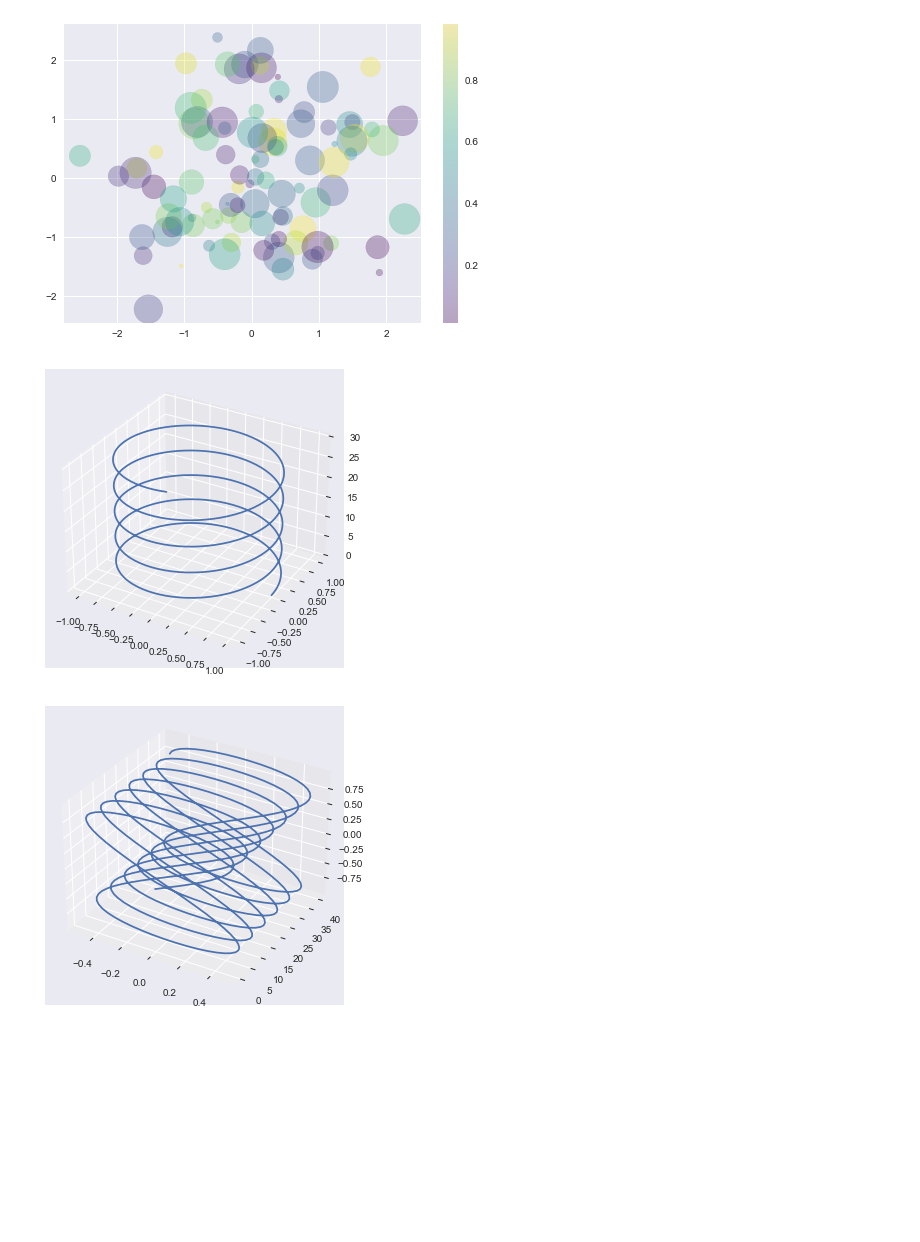
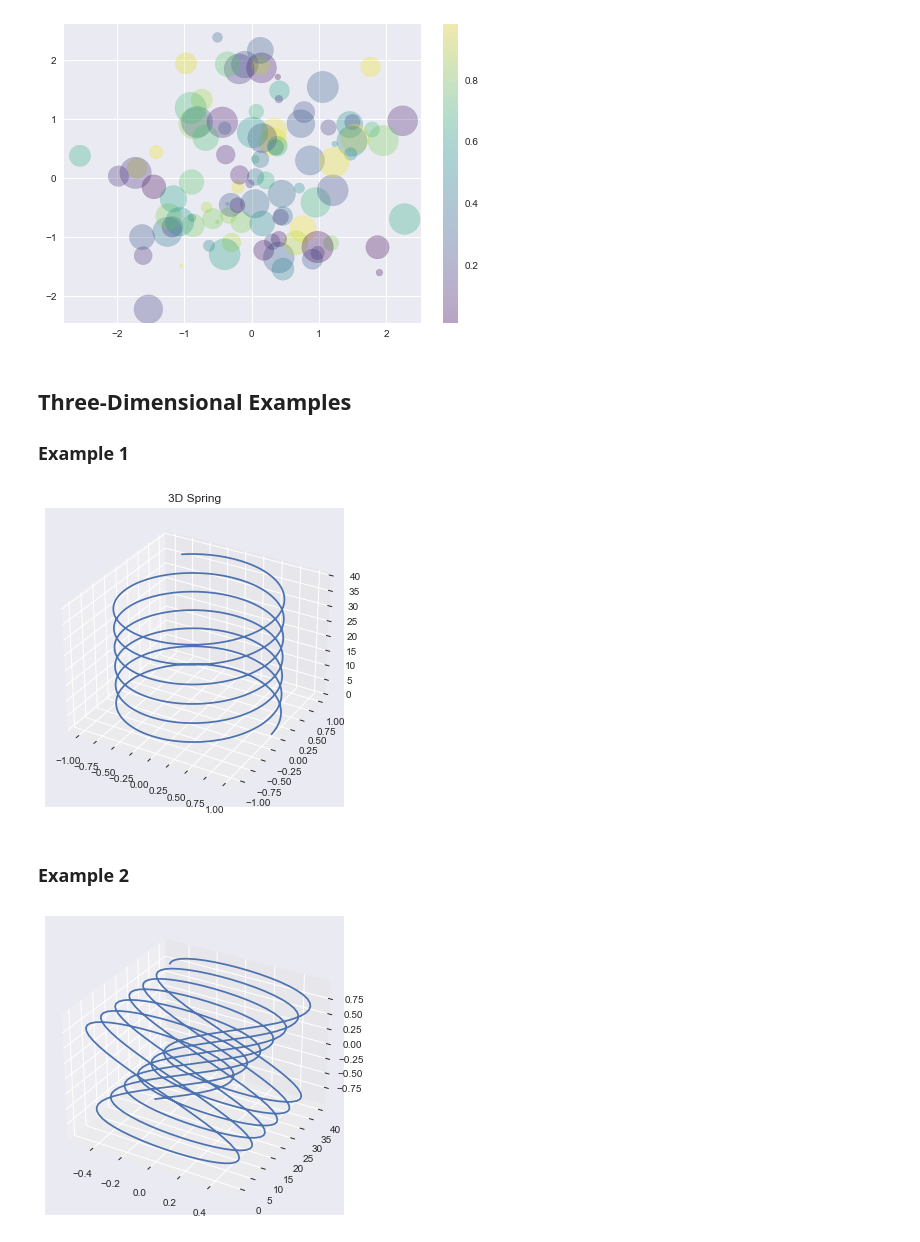
Before and after one commit to Moaaz-Mahmoud/Library-Demos, a Jupyter notebook: matplotlib_demo.ipynb, the cells around one changed output. Drawn from its saved outputs; the diff is of its cells as text; code cells hidden in the pictures; blank space fills up the shorter version.

Commit message:
Added markdown clarification and  more plots

```diff
--- a/matplotlib_demo.ipynb
+++ b/matplotlib_demo.ipynb
@@ -65,16 +75,22 @@ cmap='viridis')
 plt.colorbar(); # show color scale
 # %% [output]
 [figure]
+# %% [markdown]
+## Three-Dimensional Examples
+### Example 1
 # %%
 figure = plt.figure()
 ax = plt.axes(projection='3d')
-z = np.linspace(0, 30, 700)
+plt.title('3D Spring')
+z = np.linspace(0, 40, 800)
 y = np.sin(z)
 x = np.cos(z)
 ax.plot3D(x, y, z)
 plt.show()
 # %% [output]
-[figure, old version]
+[figure, new version]
+# %% [markdown]
+### Example 2
 # %%
 figure = plt.figure()
 ax = plt.axes(projection='3d')
```
Also changed, not shown: parts of 13 cells of this notebook.
